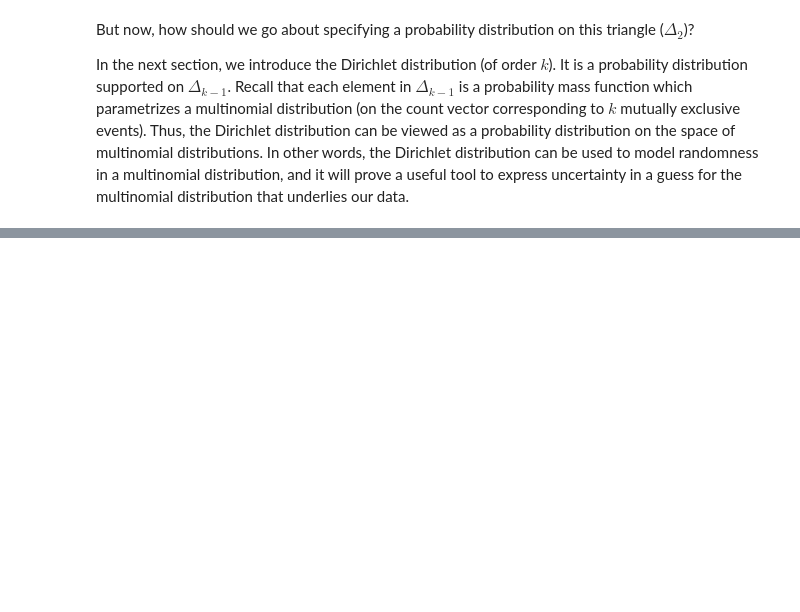
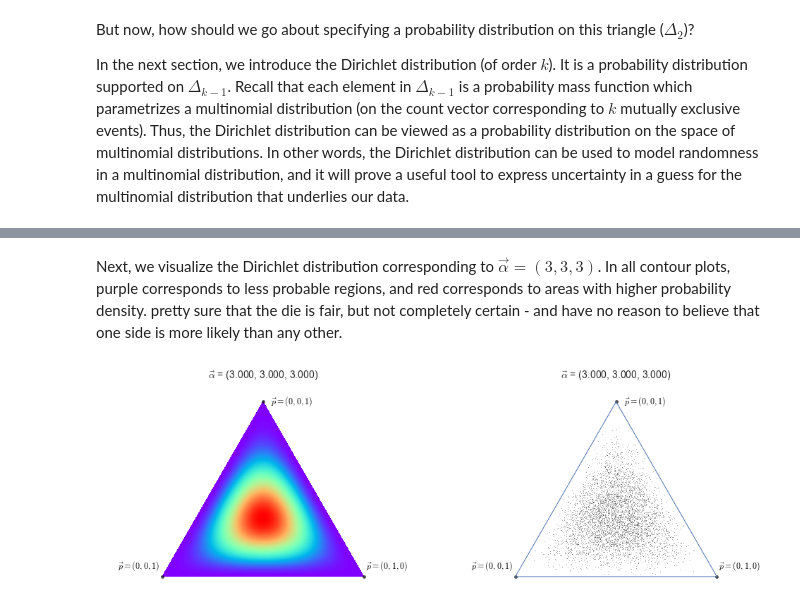
Before and after one commit to alexisbcook/Pelican_blog_all, a Jupyter notebook: drafts/Bayesian Inference and Dirichlet Distributions.ipynb, the cells around one changed output, grey strips where cells are left out. Drawn from its saved outputs; the diff is of its cells as text; code cells hidden in the pictures; blank space fills up the shorter version.

```diff
--- a/drafts/Bayesian Inference and Dirichlet Distributions.ipynb
+++ b/drafts/Bayesian Inference and Dirichlet Distributions.ipynb
@@ -138,0 +252,6 @@ on the simplex $\Delta_{k-1}$ and zero elsewhere.
+# %% [markdown]
+Next, we visualize the Dirichlet distribution corresponding to $\vec{\alpha} = (3, 3, 3)$.  In all contour plots, purple corresponds to less probable regions, and red corresponds to areas with higher probability density.  pretty sure that the die is fair, but not completely certain - and have no reason to believe that one side is more likely than any other.
+# %%
+plot_contours_and_sample([3, 3, 3])
+# %% [output]
+[figure, added]
```
Also changed, not shown: parts of 11 cells of this notebook.
